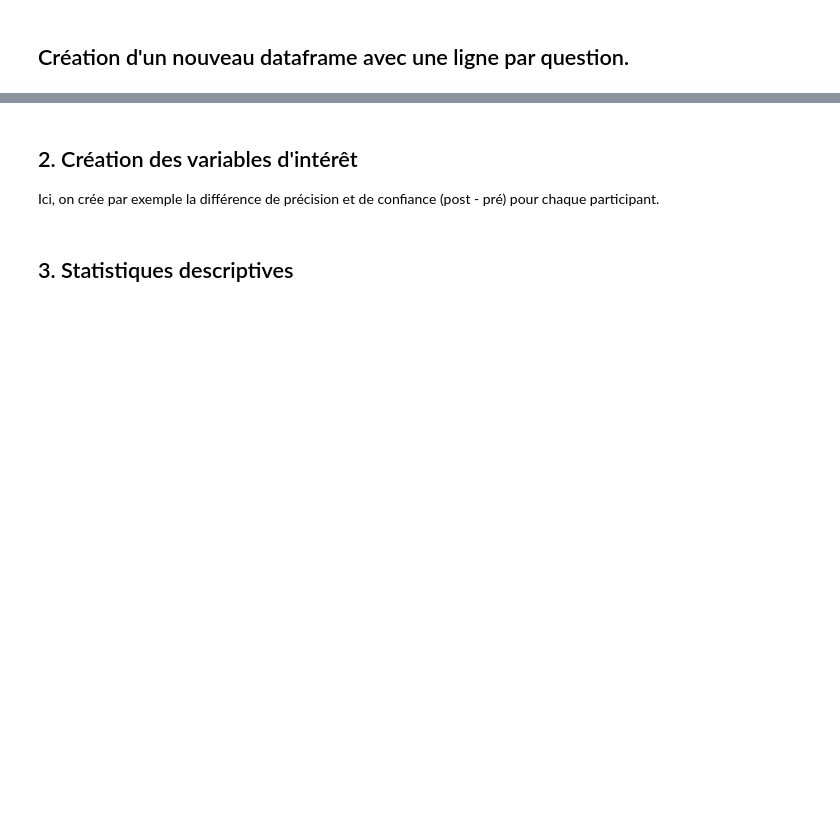
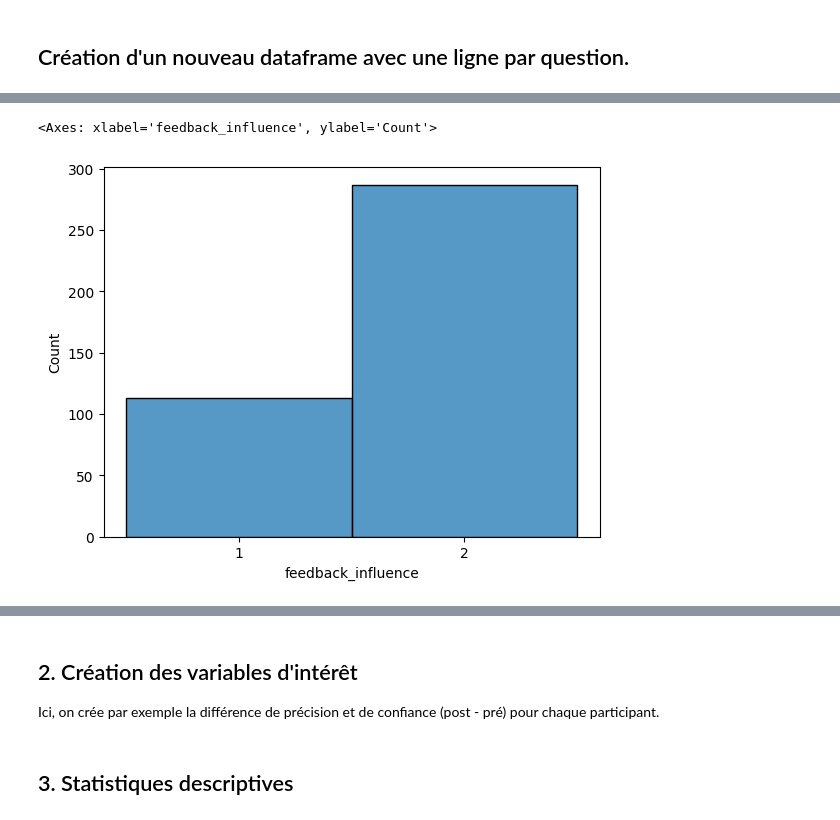
Before and after one commit to liogrnbrg/SHS_Psycho, a Jupyter notebook: main_analysis.ipynb, the cells around one changed output, grey strips where cells are left out. Saved outputs shown, nothing was run; the diff lists cells and outputs as text; code cells hidden in the pictures; blank space fills up the shorter version.

```diff
--- a/main_analysis.ipynb
+++ b/main_analysis.ipynb
@@ -227,0 +260,5 @@ new_df.head(20)
+# %%
+sns.histplot(data=new_df, x="feedback_influence")
+# %% [output]
+<Axes: xlabel='feedback_influence', ylabel='Count'>
+[figure, added]
```
Also changed, not shown: parts of 33 cells of this notebook.
